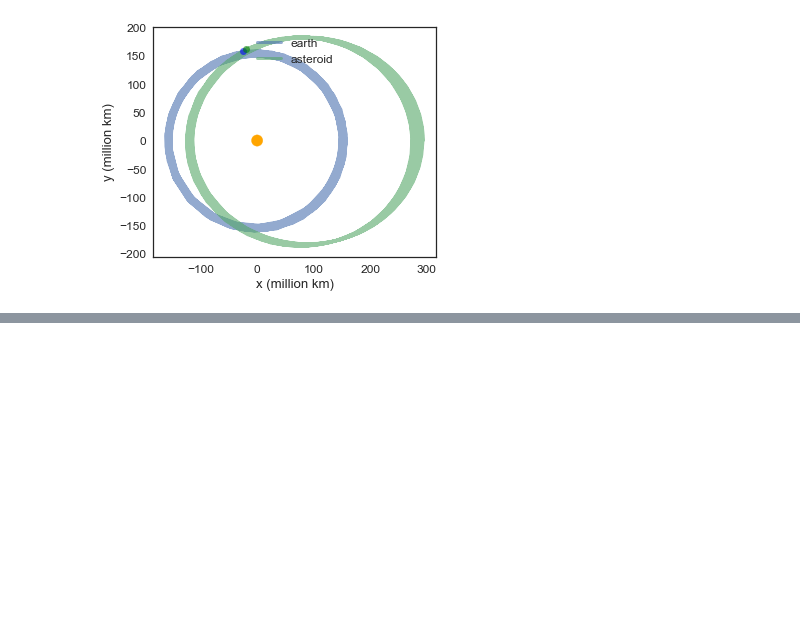
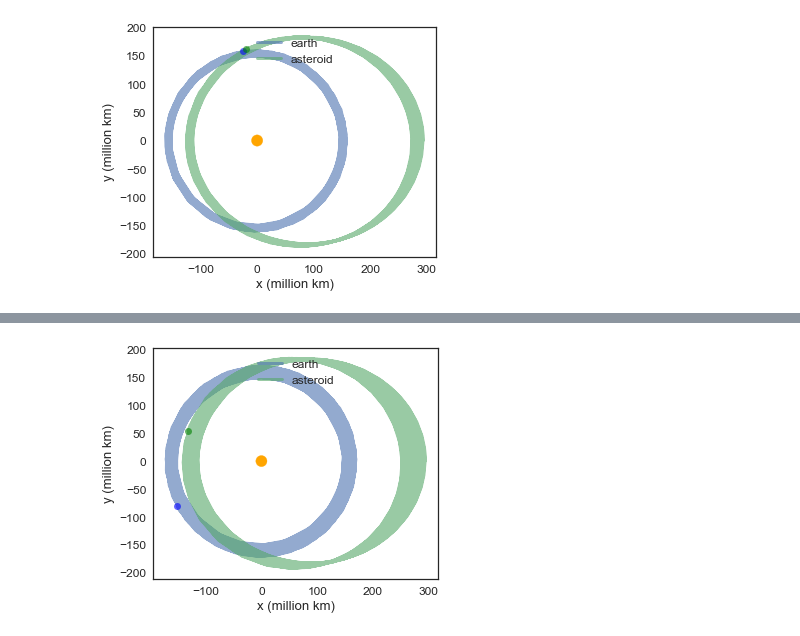
Before and after one commit to hardlyrichie/modsim-project3, a Jupyter notebook: Gravity Tractor V.2.ipynb, the cells around one changed output, grey strips where cells are left out. Cells and saved outputs as stored; diff of their text form; code cells hidden in the pictures; blank space fills up the shorter version.

Commit message:
Added gravity tractor

```diff
--- a/Gravity Tractor V.2.ipynb
+++ b/Gravity Tractor V.2.ipynb
@@ -428,0 +440,7 @@ plot_orbit(results)
+# %%
+# Mass of largest spaceship in existence currently, plz link source
+m_spaceship = 6.91e3 * kg
+# Greatest force produced by an ion thrusted satellite, plz link source
+force_spaceship = 5.4 * N
+# Distance that spaceship has to maintain away from asteroid to keep system in equilibrium
+r = (G * m_asteroid * m_spaceship / force_spaceship) ** .5
@@ -428,0 +449,19 @@ plot_orbit(results)
+# %%
+def slope_func(state, t, system):
+    x_earth, y_earth, vx_earth, vy_earth, x_asteroid, y_asteroid, vx_asteroid, vy_asteroid = state
+    unpack(system)
+
+    force_earth = -universal_gravitation(state, system)
+
+    dvxdt_earth = force_earth.x / m_earth
+    dvydt_earth = force_earth.y / m_earth
+
+    force_asteroid = -force_on_asteroid(state, system)
+
+    dvxdt_asteroid = force_asteroid.x / m_asteroid
+    # Takes into account the force the spaceship (gravity tractor) exerts on the asteroid
+    dvydt_asteroid = (force_asteroid.y - force_spaceship) / m_asteroid
+
+    return vx_earth, vy_earth, dvxdt_earth, dvydt_earth, vx_asteroid, vy_asteroid, dvxdt_asteroid, dvydt_asteroid
+# %%
+results, details = run_ode_solver(system, slope_func, max_step=20*UNITS.day, events=event_func, method='RK23')
@@ -428,0 +480,7 @@ plot_orbit(results)
+# %%
+# Scaling the time steps to days
+results.index /= 60 * 60 * 24
+# %%
+plot_orbit(results)
+# %% [output]
+[figure, added]
```
Also changed, not shown: parts of 8 cells of this notebook.
